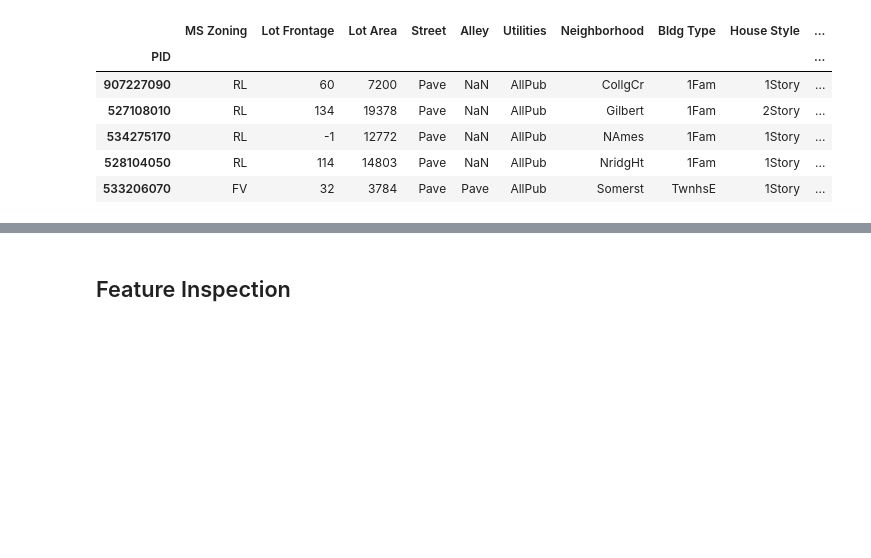
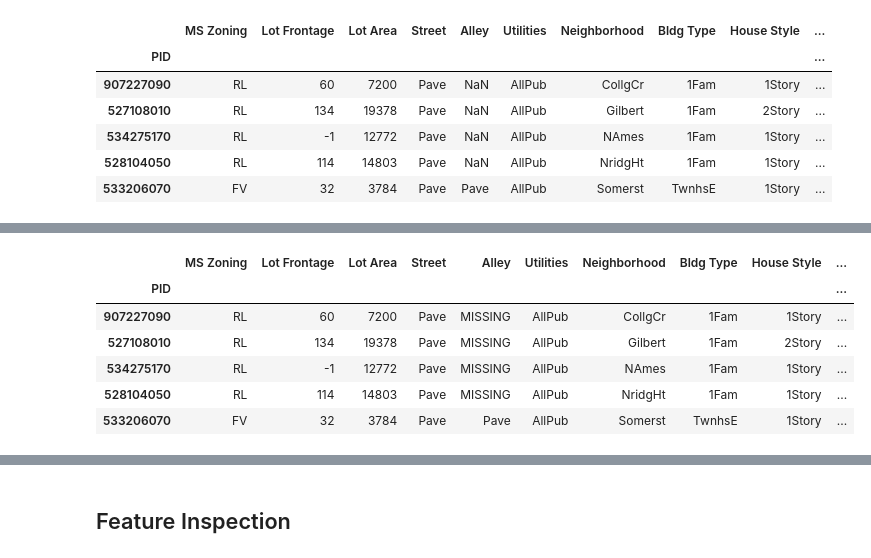
Before and after one commit to Maryam-Skaik/Prediction-of-Product-Sales, a Jupyter notebook: prediction_of_product_sales.ipynb, the cells around one changed output, grey strips where cells are left out. Cells and saved outputs as stored; diff of their text form; code cells hidden in the pictures; blank space fills up the shorter version.

```diff
--- a/prediction_of_product_sales.ipynb
+++ b/prediction_of_product_sales.ipynb
@@ -532,0 +799,4 @@ df.head()
+# %%
+# Calculate the mean for all columns
+col_means = df[num_cols].mean()
+col_means
@@ -532,0 +822,4 @@ df.head()
+# %%
+# Fill in remaining null values for numeric columns with the column mean
+df[num_cols] = df[num_cols].fillna(col_means)
+df[num_cols].isna().sum()
@@ -532,0 +907,4 @@ df.head()
+# %%
+# Standardize the values in the Central column
+df['Central Air'] = df['Central Air'].replace({'yes':"Y",'no':'N'})
+df['Central Air'].value_counts()
@@ -532,0 +970,12 @@ df.head()
+# %%
+# Include column names for new columns based on split
+df[['Month','Year']] = df['Date Sold'].str.split('-', expand=True)
+df.head()
+# %% [output]
+|  | MS Zoning | Lot Frontage | Lot Area | Street | Alley | Utilities | Neighborhood | Bldg Type | House Style | ... |
+| PID |  |  |  |  |  |  |  |  |  | ... |
+| 907227090 | RL | 60 | 7200 | Pave | MISSING | AllPub | CollgCr | 1Fam | 1Story | ... |
+| 527108010 | RL | 134 | 19378 | Pave | MISSING | AllPub | Gilbert | 1Fam | 2Story | ... |
+| 534275170 | RL | -1 | 12772 | Pave | MISSING | AllPub | NAmes | 1Fam | 1Story | ... |
+| 528104050 | RL | 114 | 14803 | Pave | MISSING | AllPub | NridgHt | 1Fam | 1Story | ... |
+| 533206070 | FV | 32 | 3784 | Pave | Pave | AllPub | Somerst | TwnhsE | 1Story | ... |
```
Also changed, not shown: parts of 42 cells of this notebook.
